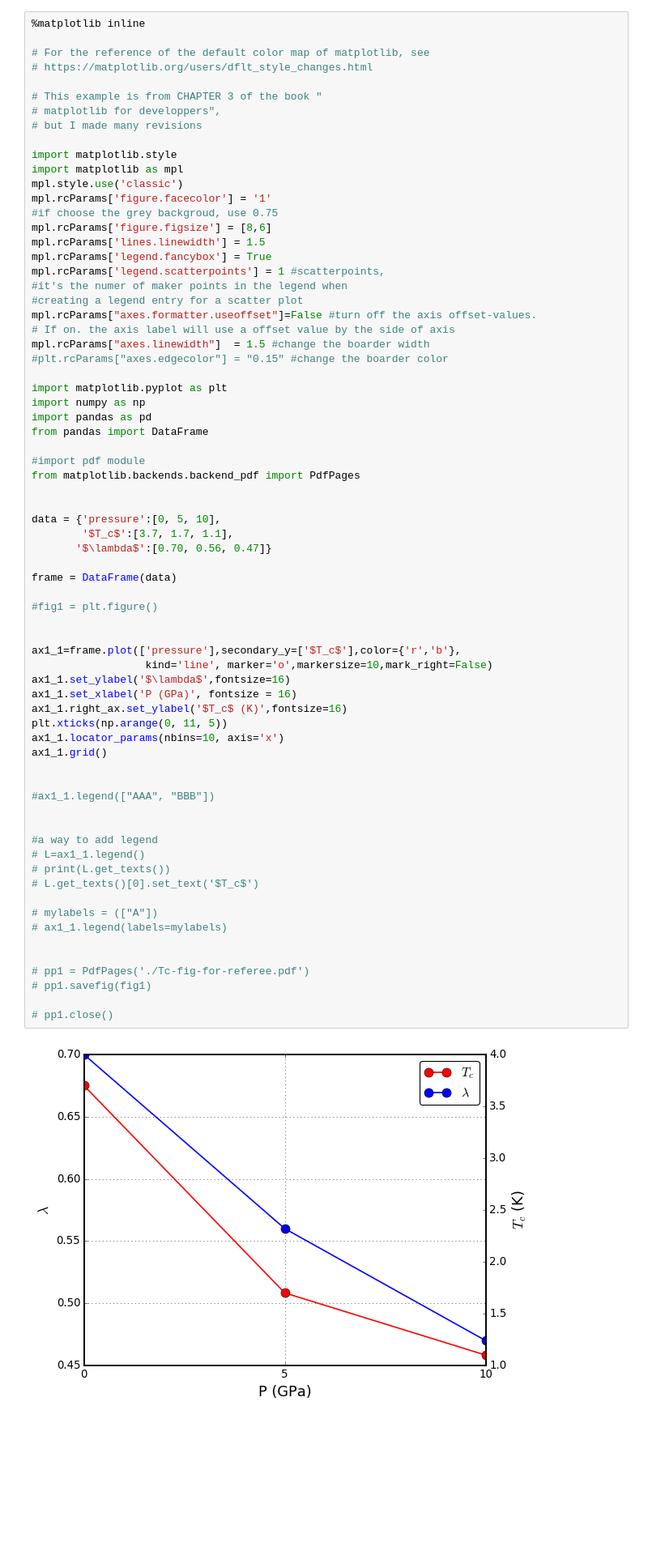
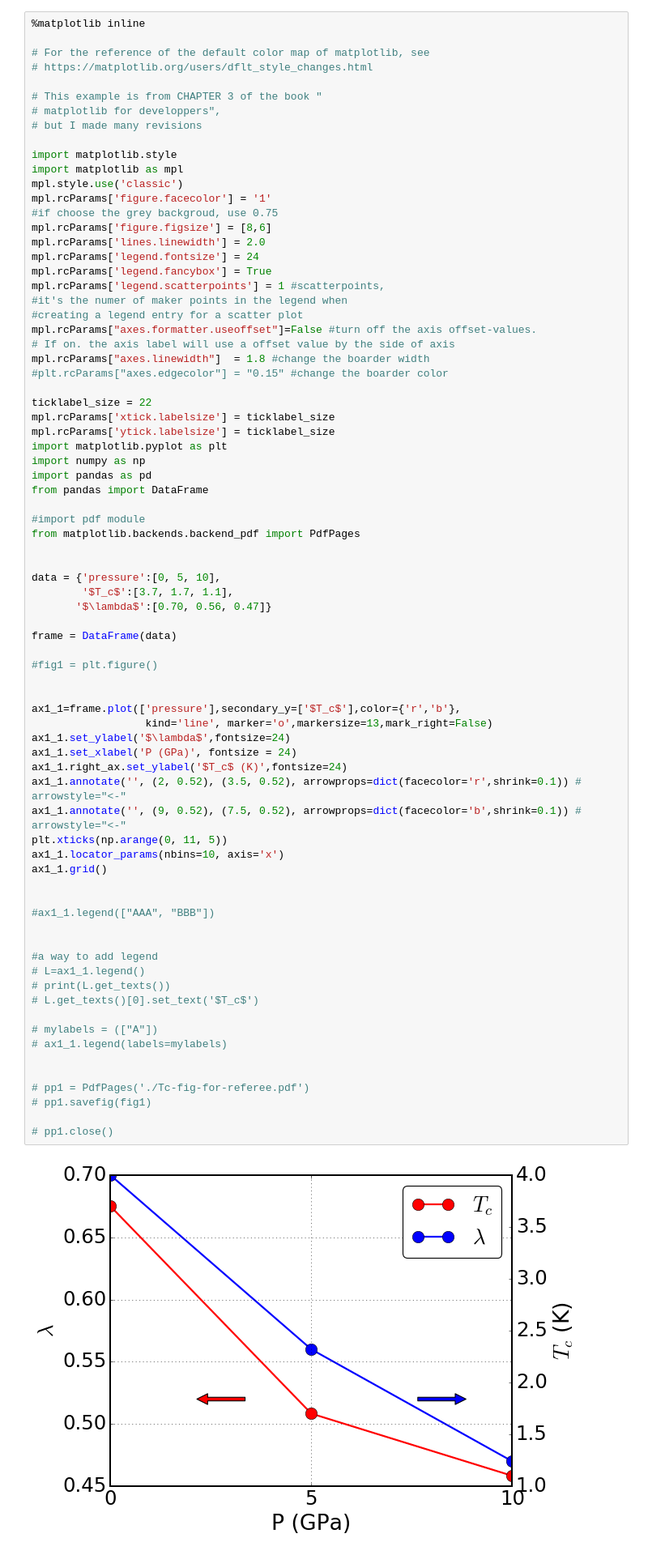
Before and after one commit to yw-fang/readingnotes, a Jupyter notebook: matsci/project2017/BaPd2As2-Mahmoud/BaPd2As2-epc.ipynb, the cells around one changed output. Shown at 81% size. Drawn from its saved outputs; the diff is of its cells as text; blank space fills up the shorter version.

Commit message:
for publication, refine the figure of Tc and lambda including fonts and arrows

```diff
--- a/matsci/project2017/BaPd2As2-Mahmoud/BaPd2As2-epc.ipynb
+++ b/matsci/project2017/BaPd2As2-Mahmoud/BaPd2As2-epc.ipynb
@@ -696,16 +696,20 @@ mpl.style.use('classic')
 mpl.rcParams['figure.facecolor'] = '1'
 #if choose the grey backgroud, use 0.75
 mpl.rcParams['figure.figsize'] = [8,6]
-mpl.rcParams['lines.linewidth'] = 1.5
+mpl.rcParams['lines.linewidth'] = 2.0
+mpl.rcParams['legend.fontsize'] = 24
 mpl.rcParams['legend.fancybox'] = True
 mpl.rcParams['legend.scatterpoints'] = 1 #scatterpoints,
 #it's the numer of maker points in the legend when
 #creating a legend entry for a scatter plot
 mpl.rcParams["axes.formatter.useoffset"]=False #turn off the axis offset-values.
 # If on. the axis label will use a offset value by the side of axis
-mpl.rcParams["axes.linewidth"]  = 1.5 #change the boarder width
+mpl.rcParams["axes.linewidth"]  = 1.8 #change the boarder width
 #plt.rcParams["axes.edgecolor"] = "0.15" #change the boarder color
 
+ticklabel_size = 22
+mpl.rcParams['xtick.labelsize'] = ticklabel_size
+mpl.rcParams['ytick.labelsize'] = ticklabel_size
 import matplotlib.pyplot as plt
 import numpy as np
 import pandas as pd
@@ -720,38 +724,40 @@ data = {'pressure':[0, 5, 10],
        '$\lambda$':[0.70, 0.56, 0.47]}
 
 frame = DataFrame(data)
 
 #fig1 = plt.figure()
 
 
 ax1_1=frame.plot(['pressure'],secondary_y=['$T_c$'],color={'r','b'},
-                  kind='line', marker='o',markersize=10,mark_right=False)
-ax1_1.set_ylabel('$\lambda$',fontsize=16)
-ax1_1.set_xlabel('P (GPa)', fontsize = 16)
-ax1_1.right_ax.set_ylabel('$T_c$ (K)',fontsize=16)
+                  kind='line', marker='o',markersize=13,mark_right=False)
+ax1_1.set_ylabel('$\lambda$',fontsize=24)
+ax1_1.set_xlabel('P (GPa)', fontsize = 24)
+ax1_1.right_ax.set_ylabel('$T_c$ (K)',fontsize=24)
+ax1_1.annotate('', (2, 0.52), (3.5, 0.52), arrowprops=dict(facecolor='r',shrink=0.1)) # arrowstyle="<-"
+ax1_1.annotate('', (9, 0.52), (7.5, 0.52), arrowprops=dict(facecolor='b',shrink=0.1)) # arrowstyle="<-"
 plt.xticks(np.arange(0, 11, 5))
 ax1_1.locator_params(nbins=10, axis='x')
 ax1_1.grid()
 
 
 #ax1_1.legend(["AAA", "BBB"])
 
 
 #a way to add legend
 # L=ax1_1.legend()
 # print(L.get_texts())
 # L.get_texts()[0].set_text('$T_c$')
 
 # mylabels = (["A"])
 # ax1_1.legend(labels=mylabels)
 
 
 # pp1 = PdfPages('./Tc-fig-for-referee.pdf')
 # pp1.savefig(fig1)
 
 # pp1.close()
 # %% [output]
-[figure, old version]
+[figure, new version]
 # %%
 from pandas import DataFrame
 data = {'pressure':[0, 5, 10],
```
Also changed, not shown: parts of 1 cell of this notebook.
